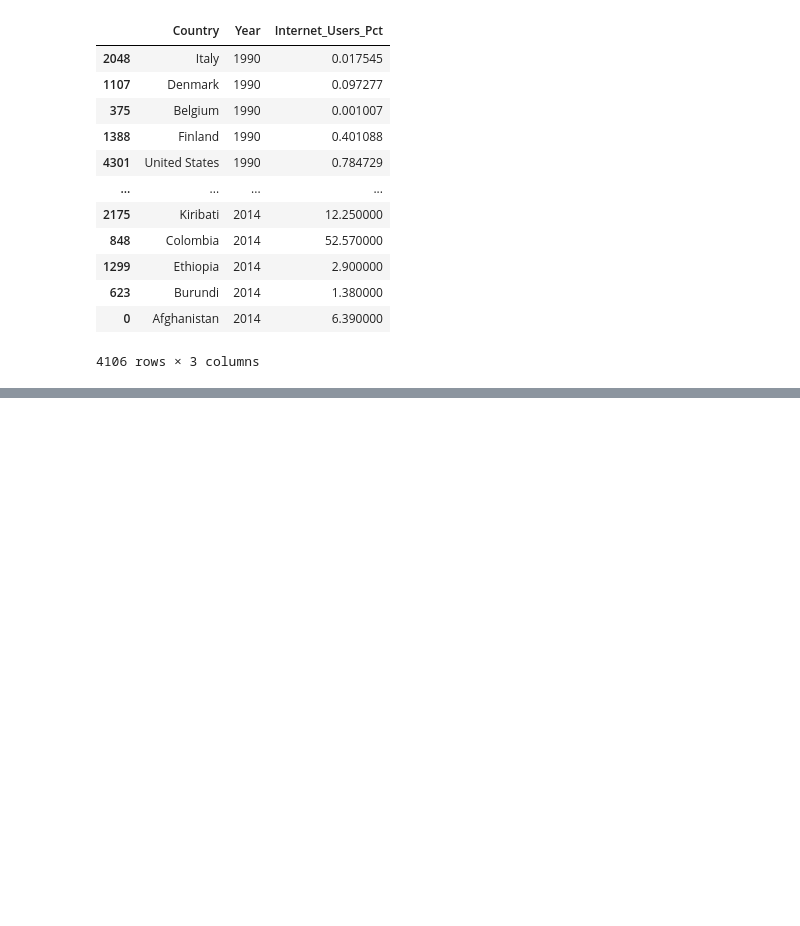
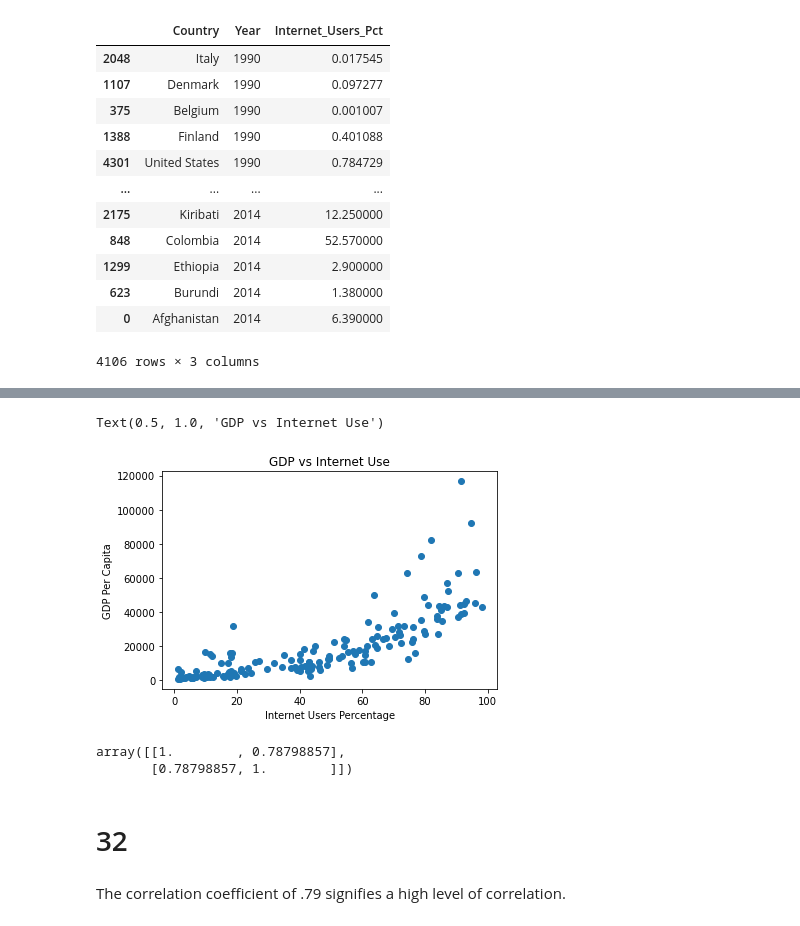
Before and after one commit to nss-data-science-cohort-4/dq1-undata-racecarfastlane, a Jupyter notebook: notebooks/UN_Data_Exploration.ipynb, the cells around one changed output, grey strips where cells are left out. Saved outputs shown, nothing was run; the diff lists cells and outputs as text; code cells hidden in the pictures; blank space fills up the shorter version.

```diff
--- a/notebooks/UN_Data_Exploration.ipynb
+++ b/notebooks/UN_Data_Exploration.ipynb
@@ -394,0 +450,3 @@ internet_df[internet_df['Internet_Users_Pct']>0].sort_values(by='Year')
+# %%
+gdp_and_internet_use_2014 = gdp_and_internet_use[gdp_and_internet_use['Year'] == 2014]
+gdp_and_internet_use_2014
@@ -394,0 +514,17 @@ internet_df[internet_df['Internet_Users_Pct']>0].sort_values(by='Year')
+# %%
+plt.scatter(x = gdp_and_internet_use_2014['Internet_Users_Pct'], y = gdp_and_internet_use_2014['GDP_Per_Capita'])
+plt.xlabel('Internet Users Percentage')
+plt.ylabel('GDP Per Capita')
+plt.title('GDP vs Internet Use')
+# %% [output]
+Text(0.5, 1.0, 'GDP vs Internet Use')
+[figure, added]
+# %%
+np.corrcoef(gdp_and_internet_use_2014.Internet_Users_Pct, gdp_and_internet_use_2014.GDP_Per_Capita)
+# %% [output]
+array([[1.        , 0.78798857],
+       [0.78798857, 1.        ]])
+# %% [markdown]
+# 32
+# %% [markdown]
+The correlation coefficient of .79 signifies a high level of correlation.
```
Also changed, not shown: parts of 23 cells of this notebook.
